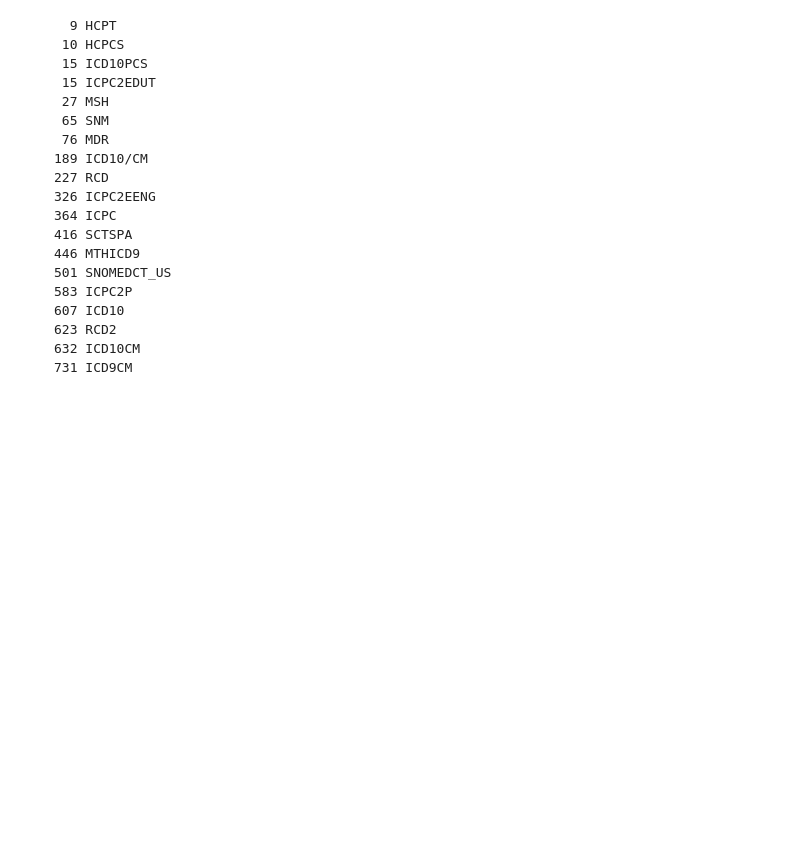
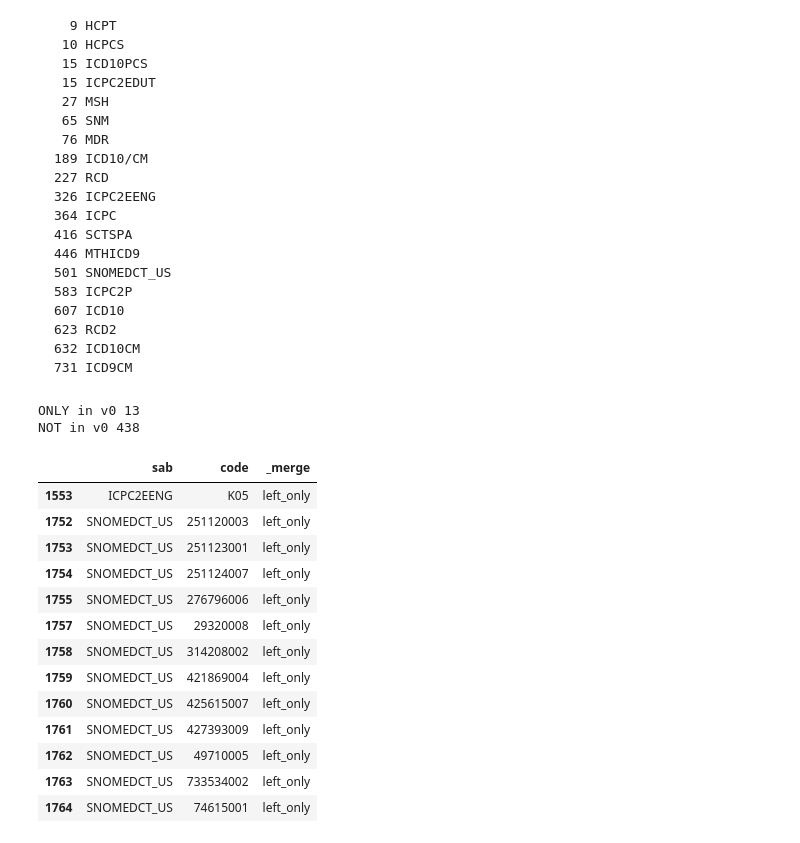
Before and after one commit to VAC4EU/Codemapper, a Jupyter notebook: AESI-import/overview.ipynb, the cells around one changed output. Saved outputs shown, nothing was run; the diff lists cells and outputs as text; code cells hidden in the pictures; blank space fills up the shorter version.

```diff
--- a/AESI-import/overview.ipynb
+++ b/AESI-import/overview.ipynb
@@ -129,3 +169,40 @@ echo 'select state from case_definitions ' \
     623 RCD2
     632 ICD10CM
     731 ICD9CM
+# %%
+col_names = {"coding_system": "sab", "term": "str", "code_name": "str", "tag": "tags"}
+
+final_v0 = load("VAC4EU-v0/AESI-final").rename(col_names, axis=1)
+final = load("AESI-final").rename(col_names, axis=1)
+
+cols = "sab code".split()
+diff = pd.merge(
+    final_v0.assign(tags=lambda df: df.tags.str.lower())[cols].drop_duplicates(),
+    final.assign(tags=lambda df: df.tags.str.lower()).rename(col_names, axis=1)[cols].drop_duplicates(),
+    on=["sab", "code"],
+    how="outer",
+    suffixes=("_v0", ""),
+    indicator=True
+)
+print("ONLY in v0", (diff._merge == "left_only").sum())
+print("NOT in v0", (diff._merge == "right_only").sum())
+#changed_tags = (~pd.isna(diff.tags) | ~pd.isna(diff.tags_v0)) & (diff.tags != diff.tags_v0)
+#print("CHANGED TAGS", changed_tags.sum())
+diff[diff._merge == "left_only"]
+# %% [output]
+ONLY in v0 13
+NOT in v0 438
+|  | sab | code | _merge |
+| 1553 | ICPC2EENG | K05 | left_only |
+| 1752 | SNOMEDCT_US | 251120003 | left_only |
+| 1753 | SNOMEDCT_US | 251123001 | left_only |
+| 1754 | SNOMEDCT_US | 251124007 | left_only |
+| 1755 | SNOMEDCT_US | 276796006 | left_only |
+| 1757 | SNOMEDCT_US | 29320008 | left_only |
+| 1758 | SNOMEDCT_US | 314208002 | left_only |
+| 1759 | SNOMEDCT_US | 421869004 | left_only |
+| 1760 | SNOMEDCT_US | 425615007 | left_only |
+| 1761 | SNOMEDCT_US | 427393009 | left_only |
+| 1762 | SNOMEDCT_US | 49710005 | left_only |
+| 1763 | SNOMEDCT_US | 733534002 | left_only |
+| 1764 | SNOMEDCT_US | 74615001 | left_only |
```
Also changed, not shown: parts of 11 cells of this notebook, 4 other files.
